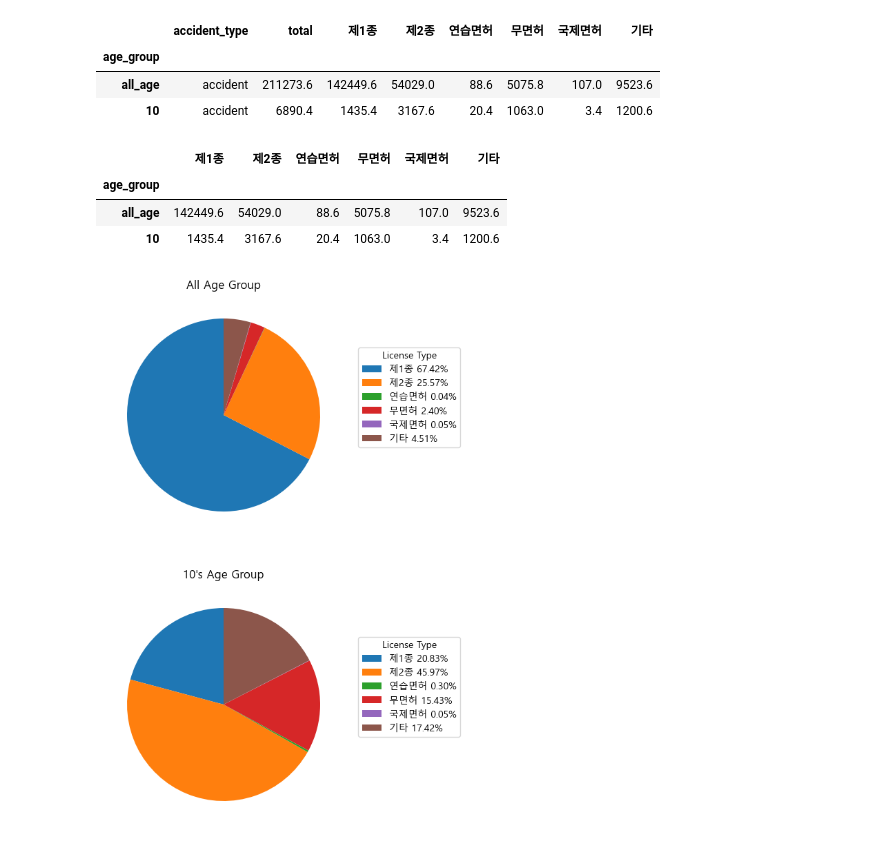
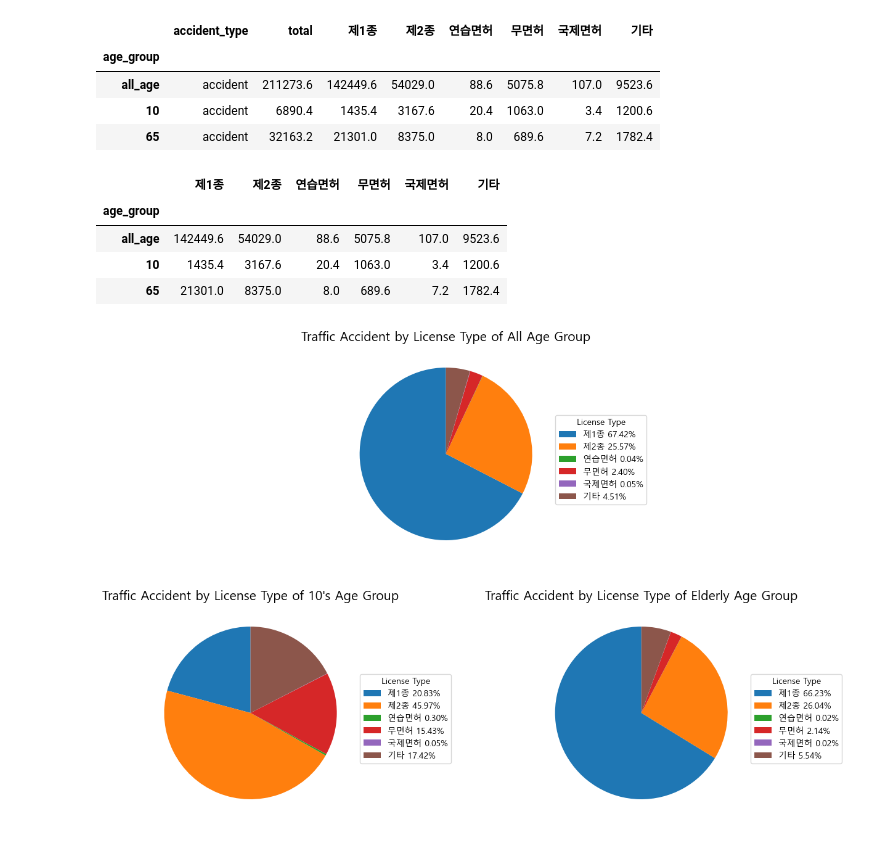
Before and after one commit to hkle2/Elderly_driver_traffic_accident_project, a Jupyter notebook: Code/driver_license_type.ipynb, the cells around one changed output. Drawn from its saved outputs; the diff is of its cells as text; code cells hidden in the pictures.

Commit message:
Update: traffic accident project code, result

```diff
--- a/Code/driver_license_type.ipynb
+++ b/Code/driver_license_type.ipynb
@@ -19,7 +20,7 @@ driver_license_type_5_sql = """
     FROM
         `calcium-channel-428804-c3.traffic_accident.driver_license_type_5`
     WHERE
-        accident_type = 'accident' AND age_group IN ('all_age', '10')
+        accident_type = 'accident' AND age_group IN ('all_age', '10', '65')
 """
 # %%
 driver_license_type_5_df = client.query(driver_license_type_5_sql).to_dataframe()
@@ -31,6 +32,7 @@ driver_license_type_5_df
 | age_group |  |  |  |  |  |  |  |  |
 | all_age | accident | 211273.6 | 142449.6 | 54029.0 | 88.6 | 5075.8 | 107.0 | 9523.6 |
 | 10 | accident | 6890.4 | 1435.4 | 3167.6 | 20.4 | 1063.0 | 3.4 | 1200.6 |
+| 65 | accident | 32163.2 | 21301.0 | 8375.0 | 8.0 | 689.6 | 7.2 | 1782.4 |
 # %%
 driver_license_type_5_df = driver_license_type_5_df.drop(columns=["accident_type", "total"])
 # %%
@@ -40,19 +42,26 @@ driver_license_type_5_df
 | age_group |  |  |  |  |  |  |
 | all_age | 142449.6 | 54029.0 | 88.6 | 5075.8 | 107.0 | 9523.6 |
 | 10 | 1435.4 | 3167.6 | 20.4 | 1063.0 | 3.4 | 1200.6 |
+| 65 | 21301.0 | 8375.0 | 8.0 | 689.6 | 7.2 | 1782.4 |
 # %%
-fig, ax = plt.subplots(nrows=len(driver_license_type_5_df), ncols=1, figsize=(5, len(driver_license_type_5_df) * 5))
-
+fig = plt.figure(figsize=(15, 10))
+gs = gridspec.GridSpec(2, 2, height_ratios=[1, 1], width_ratios=[1, 1])
+ax1 = fig.add_subplot(gs[0, :])
+ax2 = fig.add_subplot(gs[1, 0])
+ax3 = fig.add_subplot(gs[1, 1])
+axes = [ax1, ax2, ax3]
+titles = [
+    "Traffic Accident by License Type of All Age Group",
+    "Traffic Accident by License Type of 10's Age Group",
+    "Traffic Accident by License Type of Elderly Age Group"
+]
 for i, (index, row) in enumerate(driver_license_type_5_df.iterrows()):
     values = row.values
     labels = row.index
-    wedges, texts = ax[i].pie(values, startangle=90)
+    wedges, texts = axes[i].pie(values, startangle=90)
     legend_labels = [f"{label} {value:.2f}%" for label, value in zip(labels, 100 * values / values.sum())]
-    if i == 0:
-        ax[i].set_title("All Age Group")
-    else:
-        ax[i].set_title("10's Age Group")
-    ax[i].legend(wedges, legend_labels, title="License Type", loc="best", bbox_to_anchor=(1, 0, 0.5, 0.8))
+    axes[i].set_title(titles[i], size=15)
+    legend = axes[i].legend(wedges, legend_labels, title="License Type", loc="best", bbox_to_anchor=(1, 0, 0.45, 0.7))
     plt.savefig("./result/driver_license_type.png", bbox_inches="tight")
 # %% [output]
-[figure, old version]
+[figure, new version]
```
Also changed, not shown: parts of 2 cells of this notebook, 20 other files.
